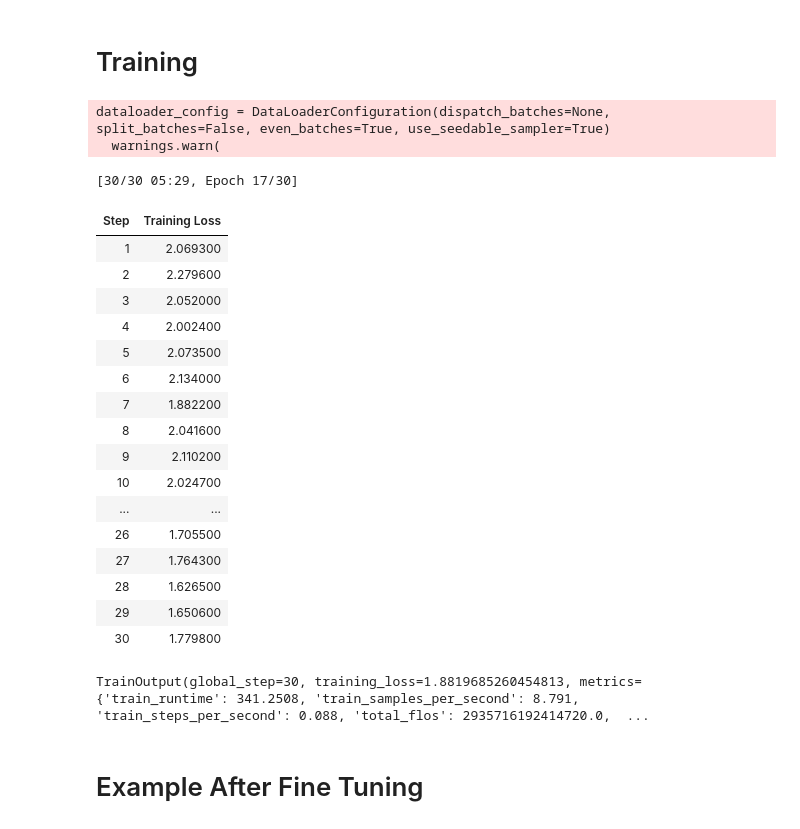
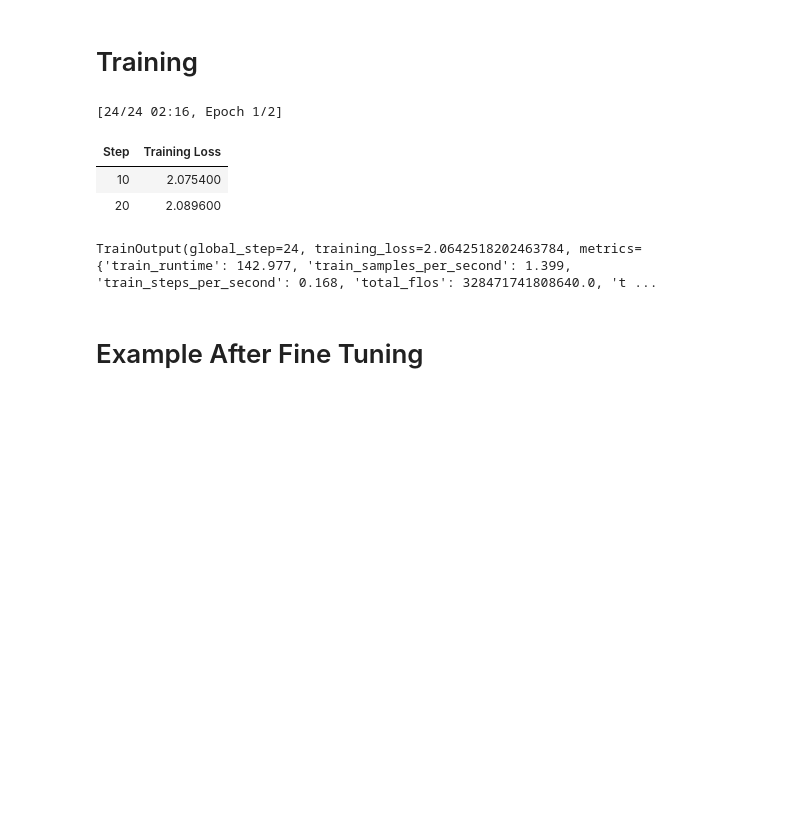
Before and after one commit to papilioaureus/Debate-Chatbot, a Jupyter notebook: examples/models/Falcon_7B_Instruct_QLoRA.ipynb, the cells around one changed output. Drawn from its saved outputs; the diff is of its cells as text; code cells hidden in the pictures; blank space fills up the shorter version.

```diff
--- a/examples/models/Falcon_7B_Instruct_QLoRA.ipynb
+++ b/examples/models/Falcon_7B_Instruct_QLoRA.ipynb
@@ -168,50 +259,34 @@ Best Answer:
 The watermelon seeds pass through your digestive system
 # %% [markdown]
 # Training
+# %%
+dataset = TextDataset(train_encodings)
 # %%
 trainer = transformers.Trainer(
     model=model,
-    train_dataset=train_dataset,
-    # eval_dataset=val_dataset,
+    train_dataset=dataset,  # Use the dataset prepared in step 3
     args=transformers.TrainingArguments(
-        num_train_epochs=30,
-        per_device_train_batch_size=16,
+        num_train_epochs=2,  # You can adjust the number of epochs based on your dataset size and desired performance
+        per_device_train_batch_size=2,  # Adjust based on your GPU memory
         gradient_accumulation_steps=4,
         warmup_ratio=0.05,
-        # max_steps=100,
         learning_rate=2e-4,
-        fp16=True,
-        logging_steps=1,
+        fp16=True,  # Make sure your hardware supports FP16 training
+        logging_steps=10,
         output_dir="outputs",
-        optim="paged_adamw_8bit",
-        lr_scheduler_type='cosine',
+        optim="adamw_torch",  # Consider using "adamw_torch" for stability
     ),
     data_collator=transformers.DataCollatorForLanguageModeling(tokenizer, mlm=False),
 )
-model.config.use_cache = False  # silence the warnings. Please re-enable for inference!
+
+model.config.use_cache = False  # Recommended for training to save memory
 trainer.train()
 # %% [output]
-dataloader_config = DataLoaderConfiguration(dispatch_batches=None, split_batches=False, even_batches=True, use_seedable_sampler=True)
-  warnings.warn(
+[24/24 02:16, Epoch 1/2]
+| Step | Training Loss |
+| 10 | 2.075400 |
+| 20 | 2.089600 |
-[30/30 05:29, Epoch 17/30]
+TrainOutput(global_step=24, training_loss=2.0642518202463784, metrics={'train_runtime': 142.977, 'train_samples_per_second': 1.399, 'train_steps_per_second': 0.168, 'total_flos': 328471741808640.0, 't ...
-| Step | Training Loss |
-| 1 | 2.069300 |
-| 2 | 2.279600 |
-| 3 | 2.052000 |
-| 4 | 2.002400 |
-| 5 | 2.073500 |
-| 6 | 2.134000 |
-| 7 | 1.882200 |
-| 8 | 2.041600 |
-| 9 | 2.110200 |
-| 10 | 2.024700 |
-| ... | ... |
-| 26 | 1.705500 |
-| 27 | 1.764300 |
-| 28 | 1.626500 |
-| 29 | 1.650600 |
-| 30 | 1.779800 |
-TrainOutput(global_step=30, training_loss=1.8819685260454813, metrics={'train_runtime': 341.2508, 'train_samples_per_second': 8.791, 'train_steps_per_second': 0.088, 'total_flos': 2935716192414720.0,  ...
 # %% [markdown]
 # Example After Fine Tuning
 # %%
```
Also changed, not shown: parts of 30 cells of this notebook.
